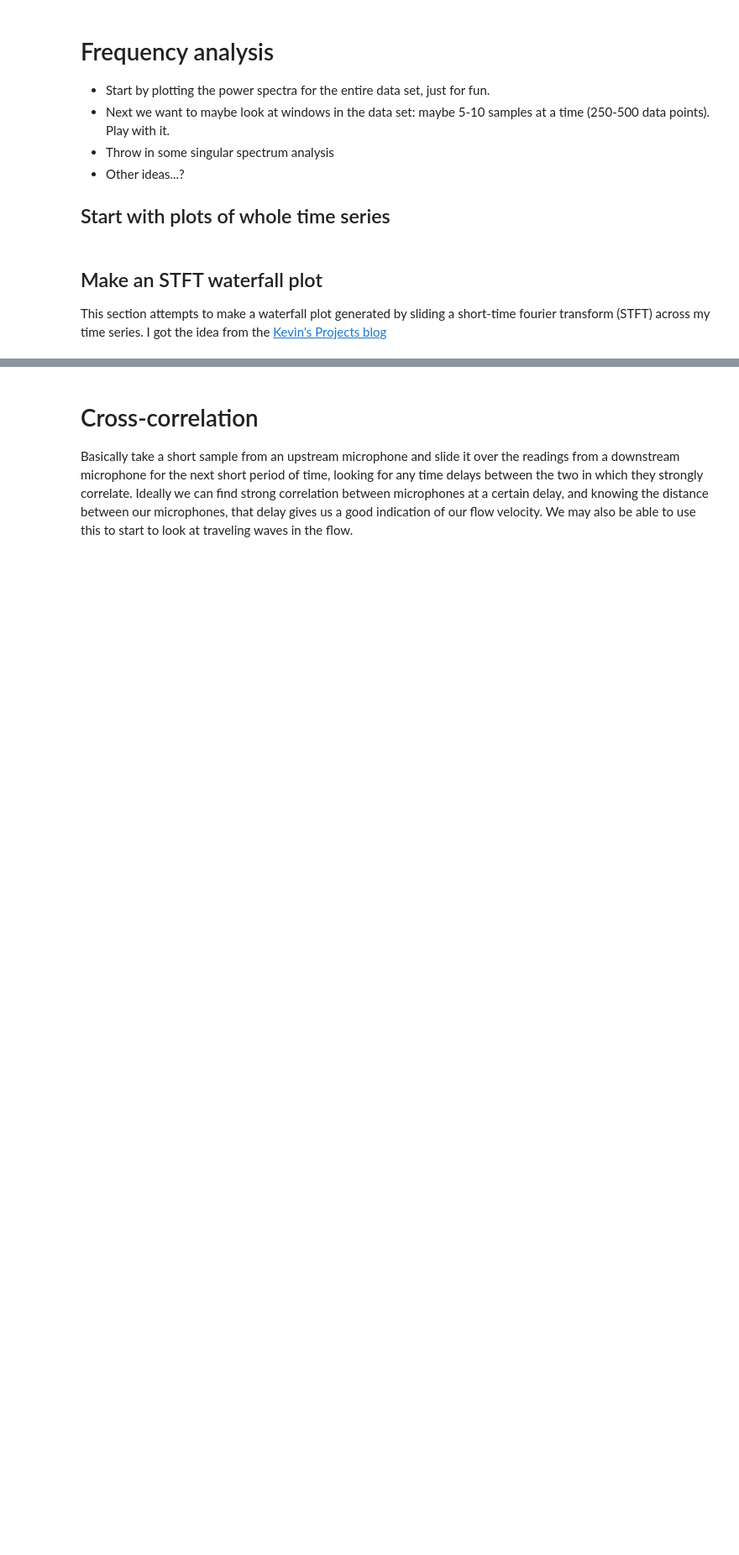
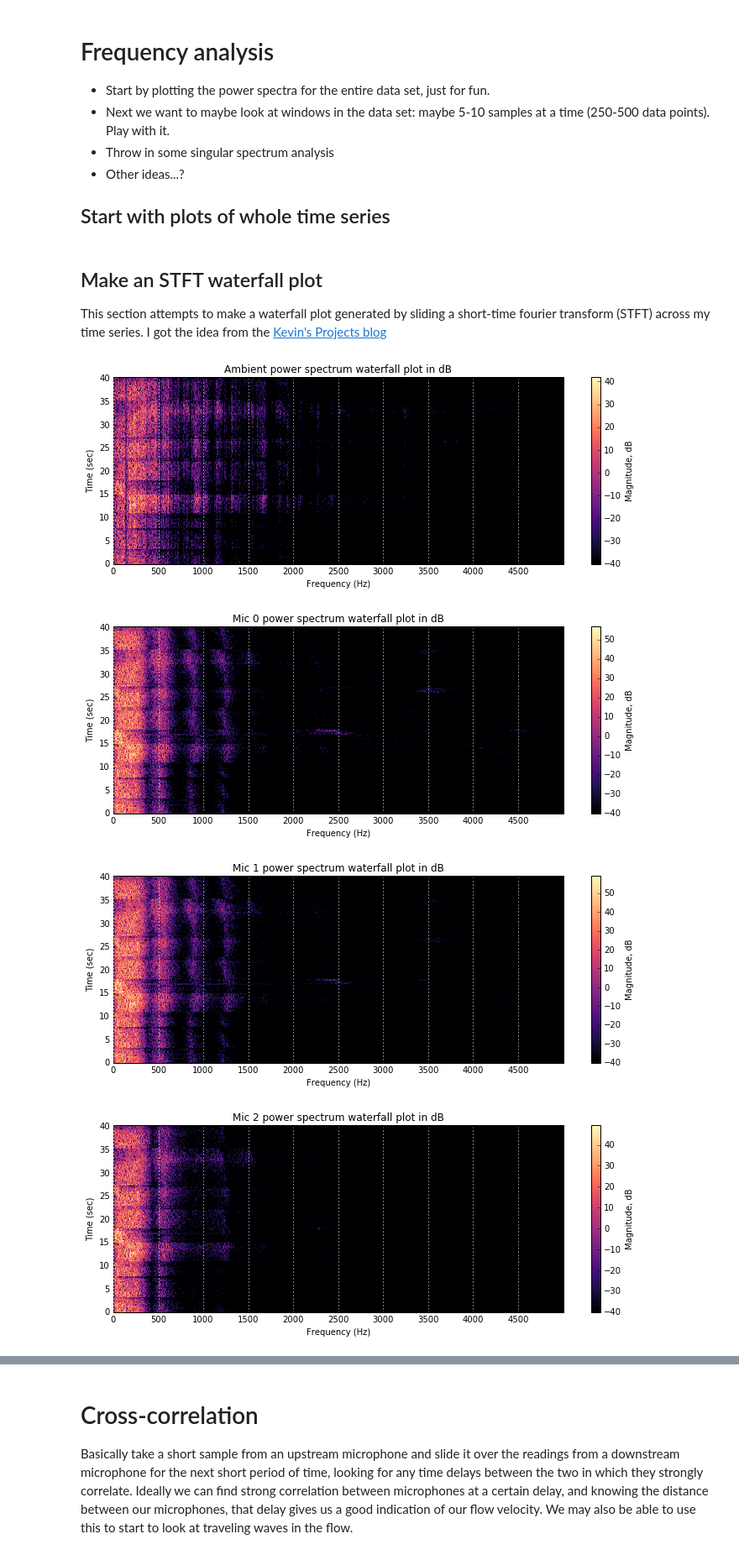
Before and after one commit to Engineero/burner_analysis, a Jupyter notebook: data_analysis_notebook.ipynb, the cells around one changed output, grey strips where cells are left out. Shown at 84% size. Cells and saved outputs as stored; diff of their text form; code cells hidden in the pictures; blank space fills up the shorter version.

```diff
--- a/data_analysis_notebook.ipynb
+++ b/data_analysis_notebook.ipynb
@@ -217,8 +248,9 @@ def do_stft(data, fft_size, fs, overlap_fac=0.5):
     return (np.clip(result, -40, 200), t_max)  # clip values
 # %%
 # Do the STFT
-fft_size = 2500  # chunks of data over which I want to take my FFT
 fs = 1/step  # sample rate, Hz
+# fft_size = 5000  # chunks of data over which I want to take my FFT
+fft_size = np.int(fs/2)
 overlap_fac = 0.5  # amount by which to overlap windows. Chosen so that amplitude doesn't get all wonky
 result = []
 time = []
@@ -229,14 +261,19 @@ for index in range(5):
 # %%
 # Plot the waterfall
 for res, t, mic in zip(result, time, mic_list):
     plt.figure(figsize=(12,4), dpi=80)
     img = plt.imshow(res, origin='lower', cmap='magma', interpolation='nearest', aspect='auto', extent=[0,fft_size,0,t])
     cbar = plt.colorbar(img)
     cbar.set_label("Magnitude, dB")
-    plt.xticks(np.arange(0, 2501, 250))
+    plt.xticks(np.arange(0, fft_size, fft_size/10))
     plt.grid(b=True, axis="x", color="w", linestyle=":", linewidth=1)
     plt.xlabel("Frequency (Hz)")
     plt.ylabel("Time (sec)")
     plt.title("{} power spectrum waterfall plot in dB".format(mic))
     plt.show()
     plt.close()
+# %% [output]
+[figure, added]
+[figure, added]
+[figure, added]
+[figure, added]
```
Also changed, not shown: parts of 9 cells of this notebook.
